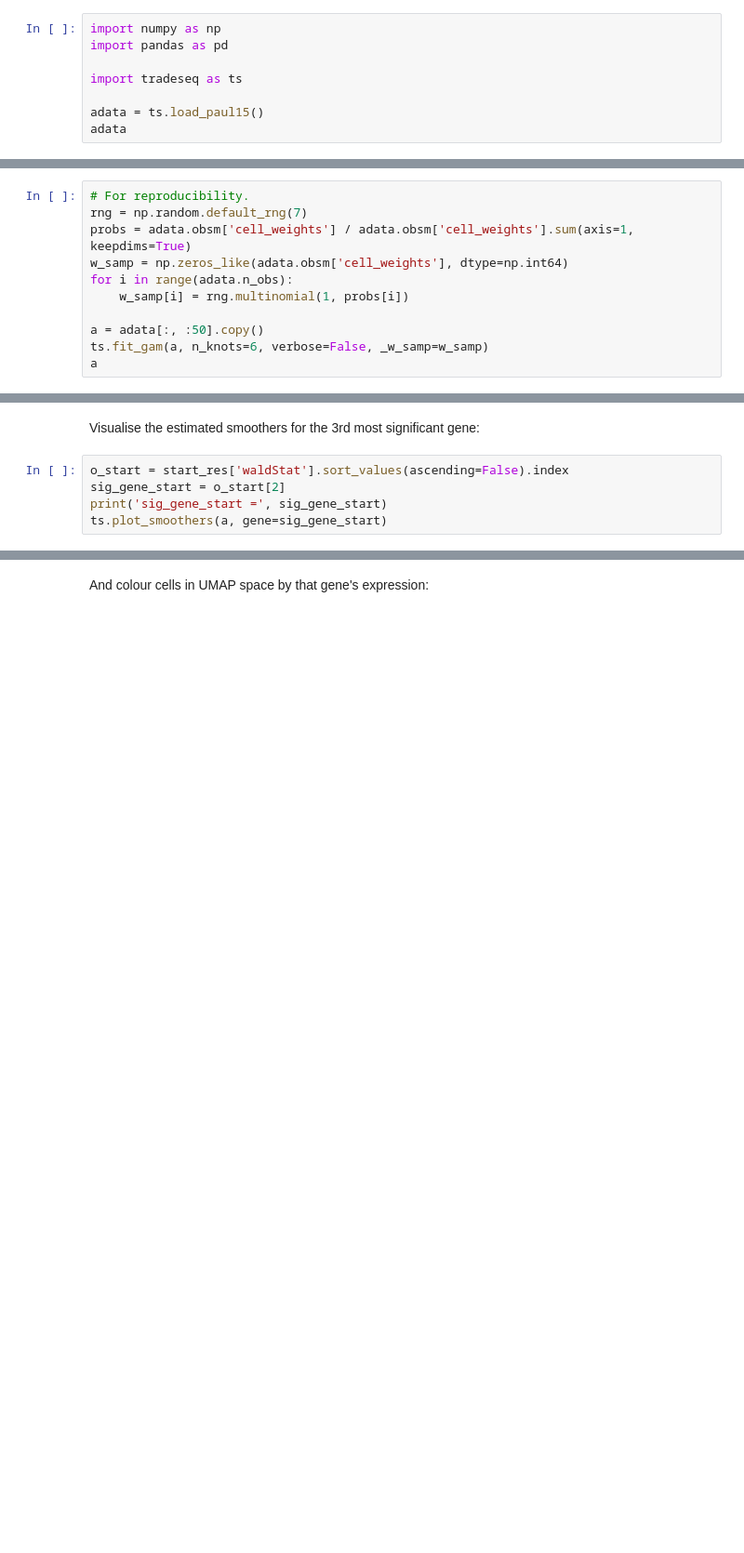
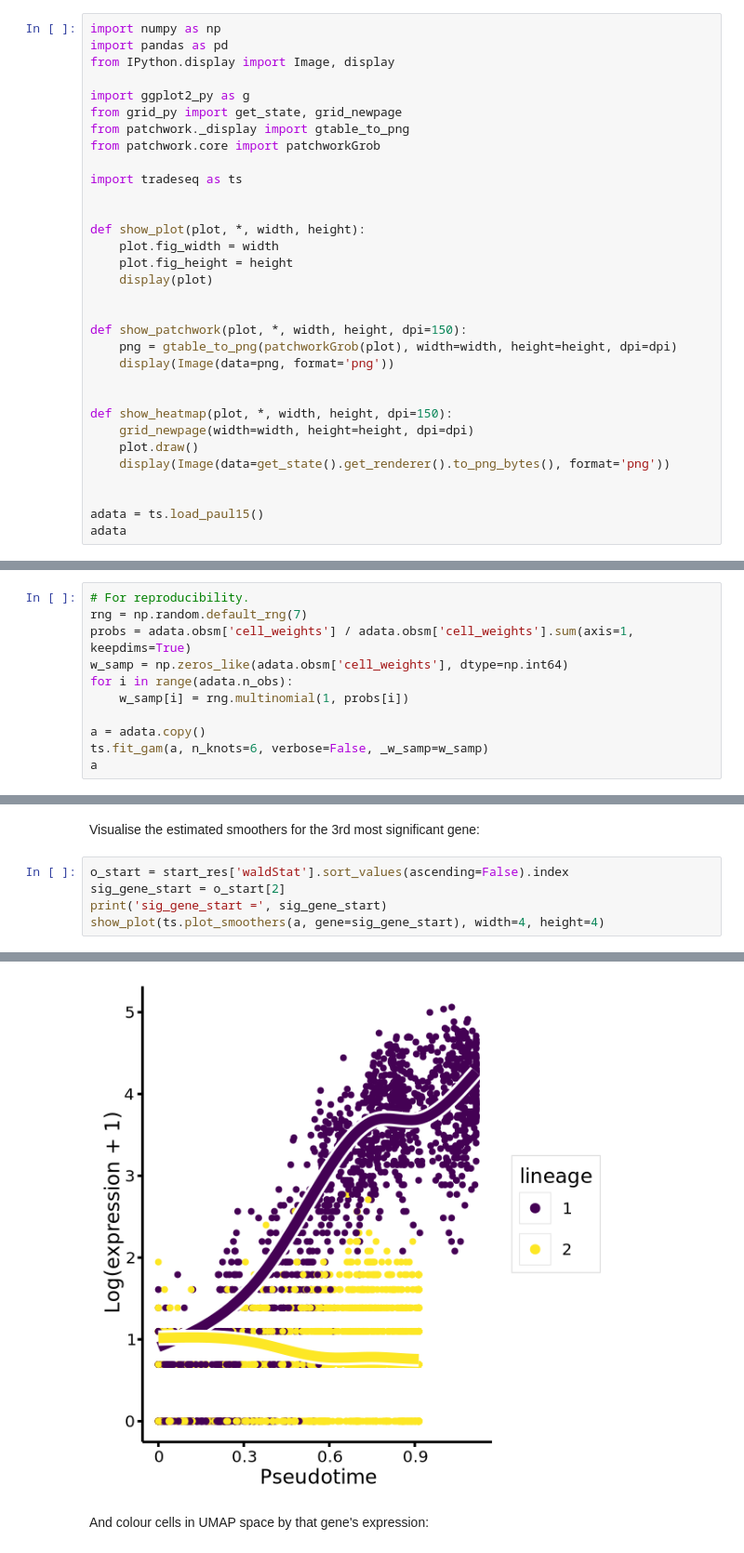
Before and after one commit to Bio-Babel/tradeSeq-python, a Jupyter notebook: tutorials/tradeSeq.ipynb, the cells around one changed output, grey strips where cells are left out. Shown at 93% size. Cells and saved outputs as stored; diff of their text form; blank space fills up the shorter version.

```diff
--- a/tutorials/tradeSeq.ipynb
+++ b/tutorials/tradeSeq.ipynb
@@ -23,8 +23,32 @@ pip install tradeSeq-python
 # %%
 import numpy as np
 import pandas as pd
+from IPython.display import Image, display
+
+import ggplot2_py as g
+from grid_py import get_state, grid_newpage
+from patchwork._display import gtable_to_png
+from patchwork.core import patchworkGrob
 
 import tradeseq as ts
 
+
+def show_plot(plot, *, width, height):
+    plot.fig_width = width
+    plot.fig_height = height
+    display(plot)
+
+
+def show_patchwork(plot, *, width, height, dpi=150):
+    png = gtable_to_png(patchworkGrob(plot), width=width, height=height, dpi=dpi)
+    display(Image(data=png, format='png'))
+
+
+def show_heatmap(plot, *, width, height, dpi=150):
+    grid_newpage(width=width, height=height, dpi=dpi)
+    plot.draw()
+    display(Image(data=get_state().get_renderer().to_png_bytes(), format='png'))
+
+
 adata = ts.load_paul15()
 adata
@@ -69,6 +110,6 @@ w_samp = np.zeros_like(adata.obsm['cell_weights'], dtype=np.int64)
 for i in range(adata.n_obs):
     w_samp[i] = rng.multinomial(1, probs[i])
 
-a = adata[:, :50].copy()
+a = adata.copy()
 ts.fit_gam(a, n_knots=6, verbose=False, _w_samp=w_samp)
 a
@@ -106,4 +177,5 @@ Visualise the estimated smoothers for the 3rd most significant gene:
 o_start = start_res['waldStat'].sort_values(ascending=False).index
 sig_gene_start = o_start[2]
 print('sig_gene_start =', sig_gene_start)
-ts.plot_smoothers(a, gene=sig_gene_start)
+show_plot(ts.plot_smoothers(a, gene=sig_gene_start), width=4, height=4)
+# %% [output]
@@ -110,3 +183,4 @@ ts.plot_smoothers(a, gene=sig_gene_start)
+[figure, added]
 # %% [markdown]
 And colour cells in UMAP space by that gene's expression:
 # %%
```
Also changed, not shown: parts of 39 cells of this notebook, 12 other files.
